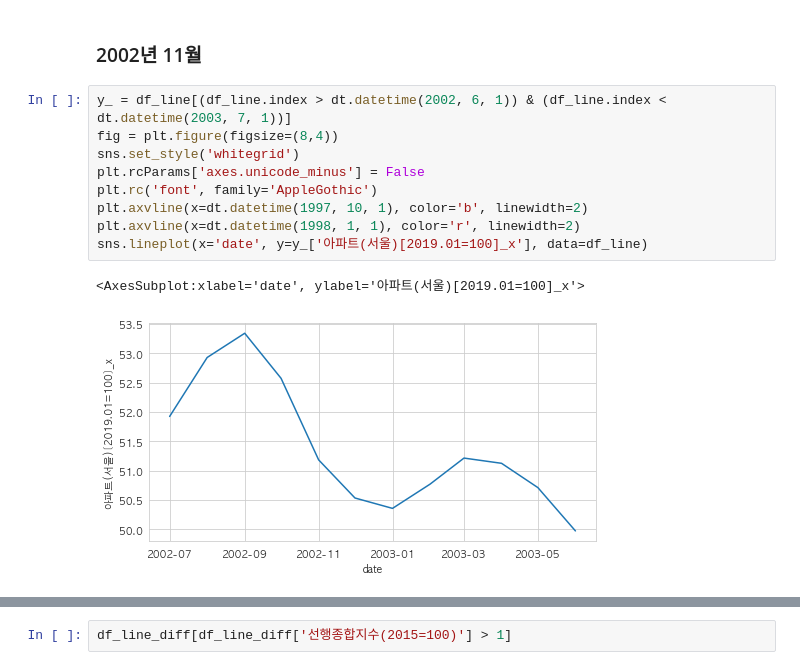
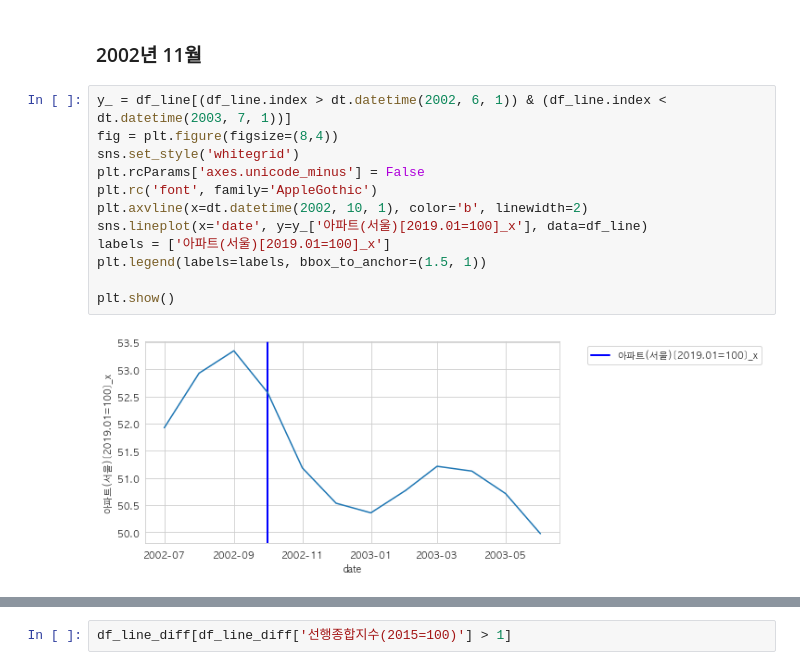
Before and after one commit to johanjun/dacon_finance2021, a Jupyter notebook: dacon_reviz_analysis2.ipynb, the cells around one changed output, grey strips where cells are left out. Saved outputs shown, nothing was run; the diff lists cells and outputs as text.

```diff
--- a/dacon_reviz_analysis2.ipynb
+++ b/dacon_reviz_analysis2.ipynb
@@ -282,15 +360,17 @@ sns.lineplot(x='date', y=y_['아파트(서울)[2019.01=100]_x'], data=df_line)
 # %%
 y_ = df_line[(df_line.index > dt.datetime(2002, 6, 1)) & (df_line.index < dt.datetime(2003, 7, 1))]
 fig = plt.figure(figsize=(8,4))
 sns.set_style('whitegrid')
 plt.rcParams['axes.unicode_minus'] = False
 plt.rc('font', family='AppleGothic')
-plt.axvline(x=dt.datetime(1997, 10, 1), color='b', linewidth=2)
-plt.axvline(x=dt.datetime(1998, 1, 1), color='r', linewidth=2)
+plt.axvline(x=dt.datetime(2002, 10, 1), color='b', linewidth=2)
 sns.lineplot(x='date', y=y_['아파트(서울)[2019.01=100]_x'], data=df_line)
+labels = ['아파트(서울)[2019.01=100]_x']
+plt.legend(labels=labels, bbox_to_anchor=(1.5, 1))
+
+plt.show()
 # %% [output]
-<AxesSubplot:xlabel='date', ylabel='아파트(서울)[2019.01=100]_x'>
-[figure, old version]
+[figure, new version]
 # %%
 fig = plt.figure(figsize=(8,4))
 sns.set_style('whitegrid')
```
Also changed, not shown: parts of 21 cells of this notebook, 1 other file.
